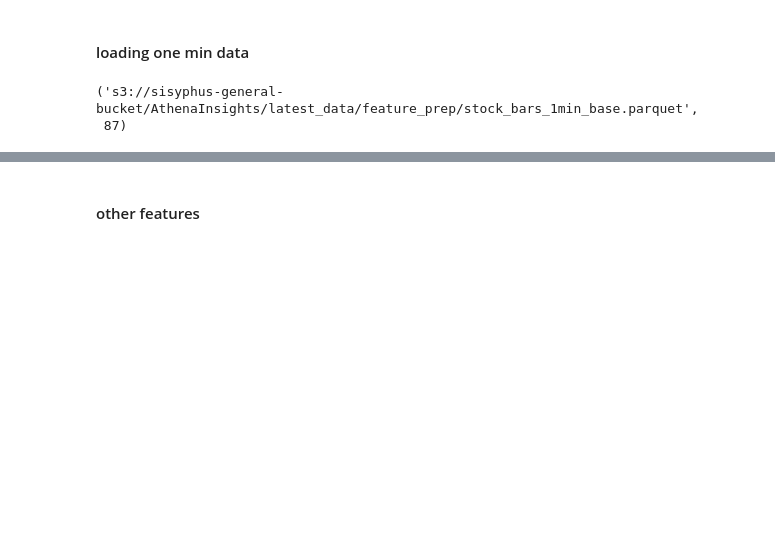
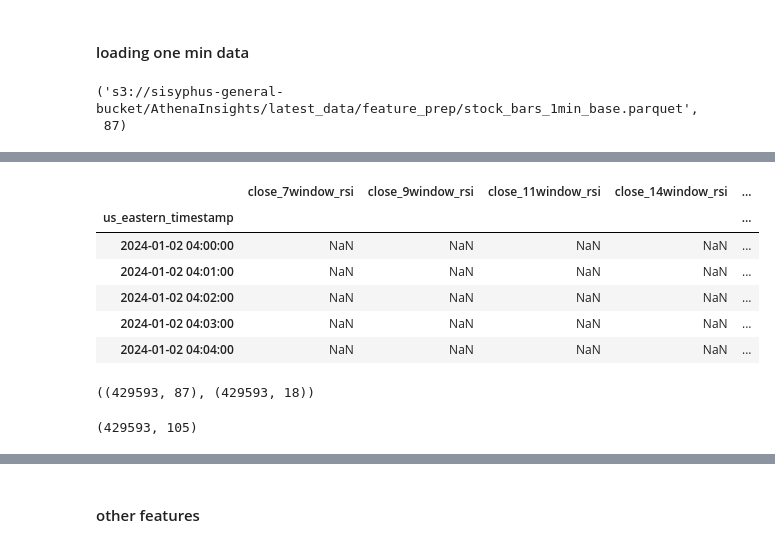
Before and after one commit to hub-Abhishek/AthenaInsights, a Jupyter notebook: notebooks/data_cleaning/hopefully_final_training_file.ipynb, the cells around one changed output, grey strips where cells are left out. Cells and saved outputs as stored; diff of their text form; code cells hidden in the pictures; blank space fills up the shorter version.

```diff
--- a/notebooks/data_cleaning/hopefully_final_training_file.ipynb
+++ b/notebooks/data_cleaning/hopefully_final_training_file.ipynb
@@ -112,0 +104,3 @@ one_min_df.head()
+# %%
+cols = [x for x in cols if 'rsi' in x ]
+cols
@@ -112,0 +126,16 @@ one_min_df.head()
+# %%
+one_min_rsi_df = pq.read_pandas(path, columns=cols).to_pandas() # pq.read_pandas('example.parquet', columns).to_pandas()
+# one_min_rsi_df = one_min_rsi_df[one_min_rsi_df.symbol=='SPY']
+one_min_rsi_df.head()
+# %% [output]
+|  | close_7window_rsi | close_9window_rsi | close_11window_rsi | close_14window_rsi | ... |
+| us_eastern_timestamp |  |  |  |  | ... |
+| 2024-01-02 04:00:00 | NaN | NaN | NaN | NaN | ... |
+| 2024-01-02 04:01:00 | NaN | NaN | NaN | NaN | ... |
+| 2024-01-02 04:02:00 | NaN | NaN | NaN | NaN | ... |
+| 2024-01-02 04:03:00 | NaN | NaN | NaN | NaN | ... |
+| 2024-01-02 04:04:00 | NaN | NaN | NaN | NaN | ... |
+# %%
+one_min_df.shape, one_min_rsi_df.shape
+# %% [output]
+((429593, 87), (429593, 18))
@@ -112,0 +144,4 @@ one_min_df.head()
+# %%
+one_min_df.shape
+# %% [output]
+(429593, 105)
```
Also changed, not shown: parts of 32 cells of this notebook, 10 other files.
